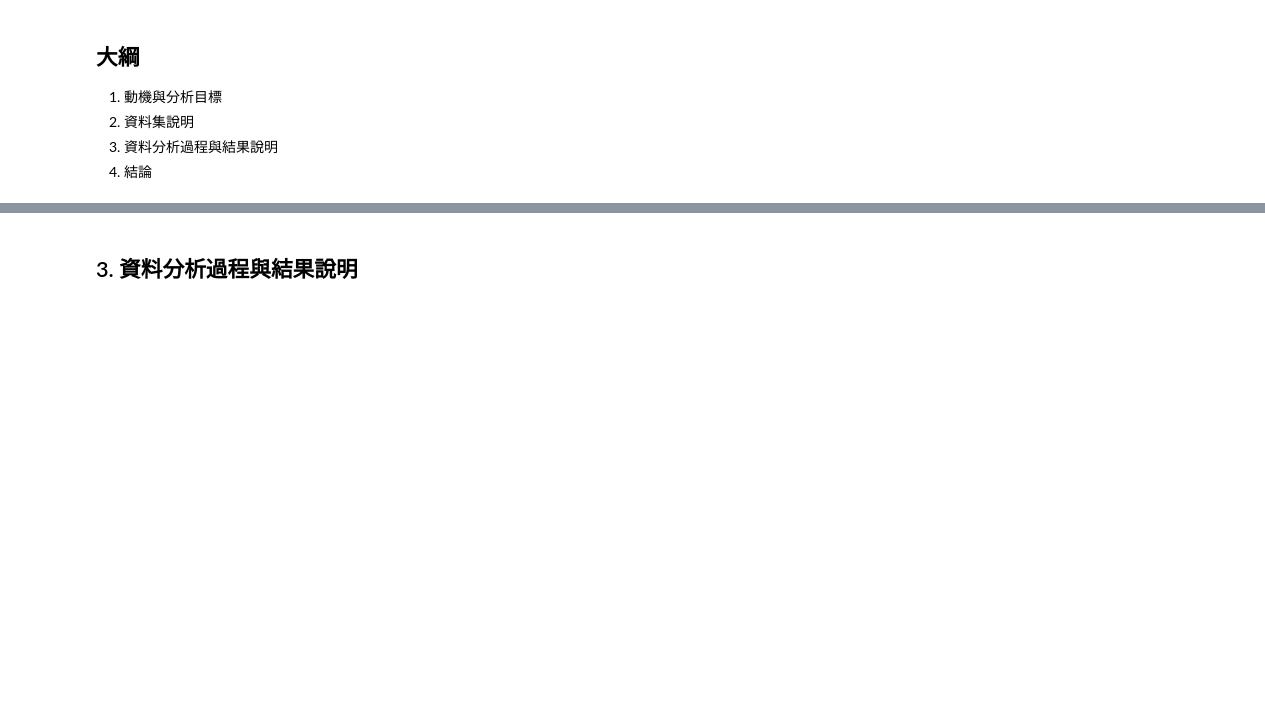
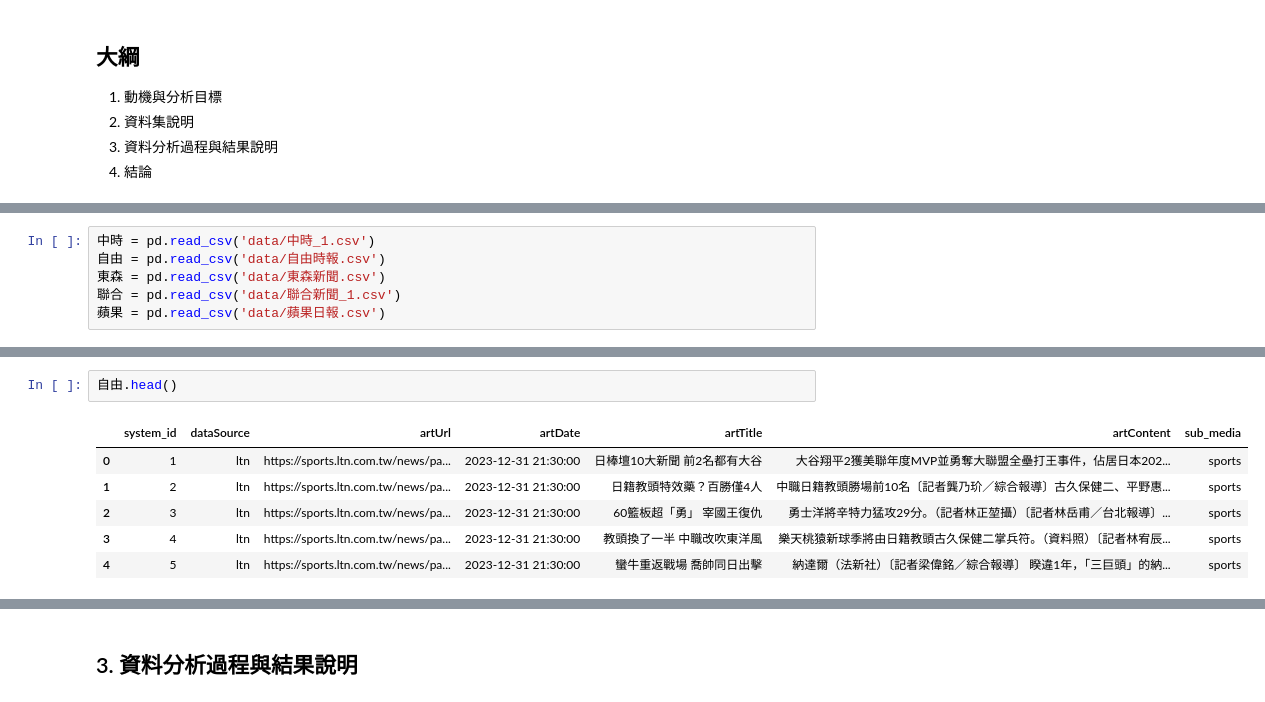
Before and after one commit to weiyu9805/SMA_project, a Jupyter notebook: project1.ipynb, the cells around one changed output, grey strips where cells are left out. Drawn from its saved outputs; the diff is of its cells as text; blank space fills up the shorter version.

Commit message:
update raw data

```diff
--- a/project1.ipynb
+++ b/project1.ipynb
@@ -27,0 +31,6 @@
+# %%
+中時 = pd.read_csv('data/中時_1.csv')
+自由 = pd.read_csv('data/自由時報.csv')
+東森 = pd.read_csv('data/東森新聞.csv')
+聯合 = pd.read_csv('data/聯合新聞_1.csv')
+蘋果 = pd.read_csv('data/蘋果日報.csv')
@@ -27,0 +52,9 @@
+# %%
+自由.head()
+# %% [output]
+|  | system_id | dataSource | artUrl | artDate | artTitle | artContent | sub_media |
+| 0 | 1 | ltn | https://sports.ltn.com.tw/news/pa... | 2023-12-31 21:30:00 | 日棒壇10大新聞 前2名都有大谷 | 大谷翔平2獲美聯年度MVP並勇奪大聯盟全壘打王事件，佔居日本202... | sports |
+| 1 | 2 | ltn | https://sports.ltn.com.tw/news/pa... | 2023-12-31 21:30:00 | 日籍教頭特效藥？百勝僅4人 | 中職日籍教頭勝場前10名〔記者龔乃玠／綜合報導〕古久保健二、平野惠... | sports |
+| 2 | 3 | ltn | https://sports.ltn.com.tw/news/pa... | 2023-12-31 21:30:00 | 60籃板超「勇」 宰國王復仇 | 勇士洋將辛特力猛攻29分。（記者林正堃攝）〔記者林岳甫／台北報導〕... | sports |
+| 3 | 4 | ltn | https://sports.ltn.com.tw/news/pa... | 2023-12-31 21:30:00 | 教頭換了一半 中職改吹東洋風 | 樂天桃猿新球季將由日籍教頭古久保健二掌兵符。（資料照）〔記者林宥辰... | sports |
+| 4 | 5 | ltn | https://sports.ltn.com.tw/news/pa... | 2023-12-31 21:30:00 | 蠻牛重返戰場 喬帥同日出擊 | 納達爾（法新社）〔記者梁偉銘／綜合報導〕 睽違1年，「三巨頭」的納... | sports |
```
Also changed, not shown: parts of 17 cells of this notebook, 6 other files.
